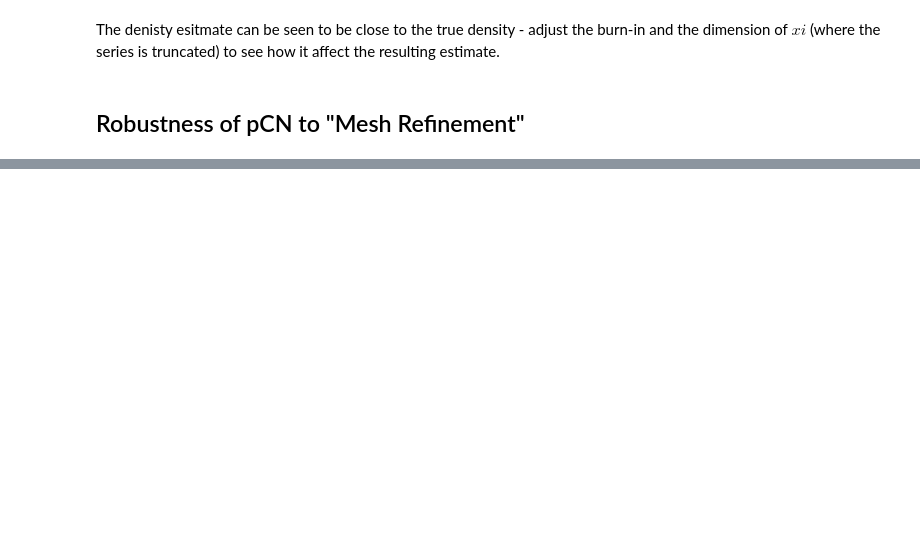
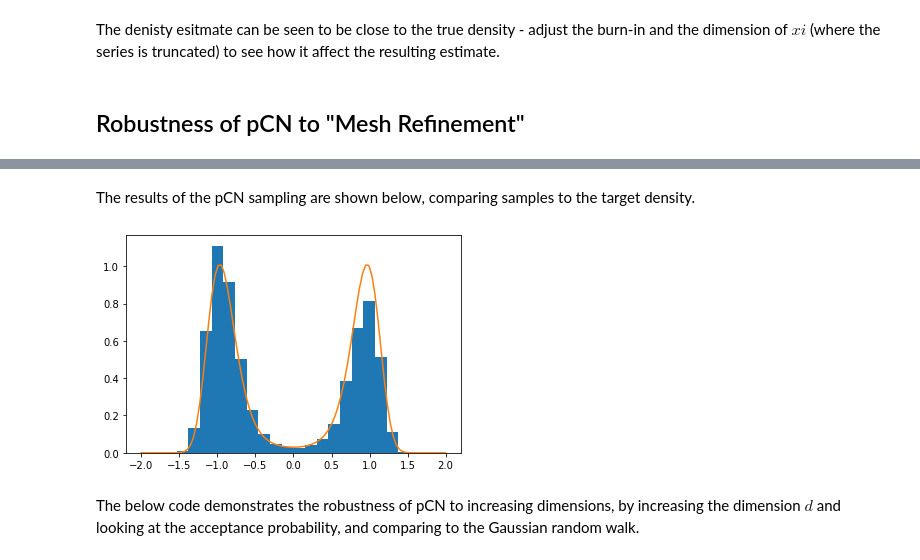
Before and after one commit to alexglyndavies/4M24, a Jupyter notebook: Lecture_11.ipynb, the cells around one changed output, grey strips where cells are left out. Cells and saved outputs as stored; diff of their text form; code cells hidden in the pictures; blank space fills up the shorter version.

Commit message:
lecture 11 robustness example

```diff
--- a/Lecture_11.ipynb
+++ b/Lecture_11.ipynb
@@ -256,0 +275,45 @@ def eval_acc(mcmc_method="pCN"):
+# %%
+def pcn(log_likelihood, n_iter, x0, beta, sqrt_C):
+    d = len(x0)
+    X = []
+    acc = 0
+
+    x = x0
+
+    for n in range(n_iter):
+        ll_x = log_likelihood(x)
+
+        # Propose new sample
+        y = np.sqrt(1-pow(beta, 2)) * x + beta * sqrt_C.dot(np.random.normal(size=(d,)))
+        ll_y = log_likelihood(y)
+
+        # Calculate acceptance probability
+        log_alpha = min(0, ll_y - ll_x)
+        log_u = np.log(np.random.random())
+
+        # Accept/Reject
+        if log_u <= log_alpha:
+            acc += 1
+            X.append(y)
+            x = y
+        else:
+            X.append(x)
+
+    return X, acc / n_iter
+# %% [markdown]
+The results of the pCN sampling are shown below, comparing samples to the target density.
+# %%
+d = 10
+sqrt_C = np.diag([pow(i + 1, -1) for i in range(d)])
+x0 = sqrt_C.dot(np.random.normal(size=(d,)))
+X, acc = pcn(log_likelihood, 50000, x0, 0.2, sqrt_C)
+X0 = np.array(X)[:,0]
+plt.hist(X0, bins=20, density='probability')
+l = lambda x: np.exp( - 4*(x**2 - 1)**2 - 0.5*x**2)/0.609
+x = np.linspace(-2,2,100)
+plt.plot(x, l(x))
+plt.show()
+# %% [output]
+[figure, added]
+# %% [markdown]
+The below code demonstrates the robustness of pCN to increasing dimensions, by increasing the dimension $d$ and looking at the acceptance probability, and comparing to the Gaussian random walk.
```
Also changed, not shown: parts of 17 cells of this notebook, 1 other file.
